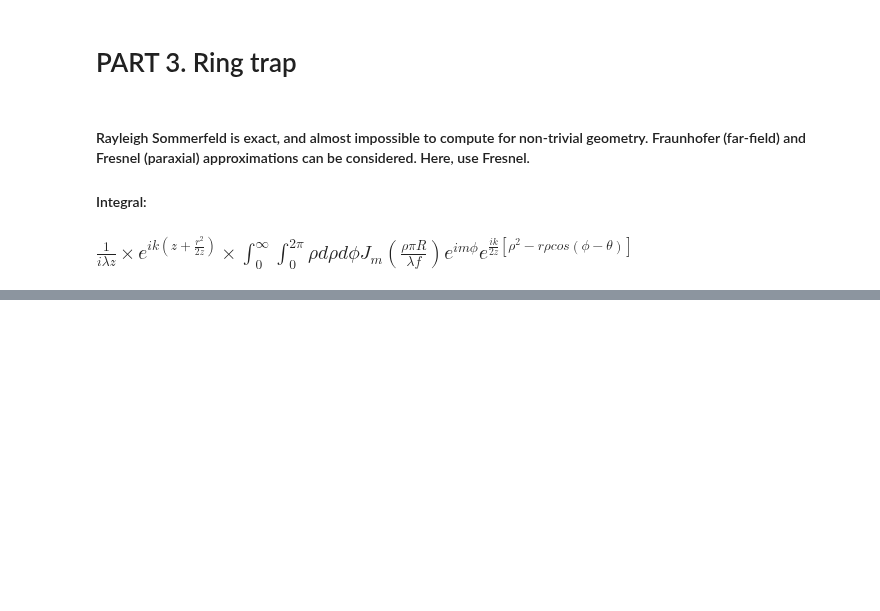
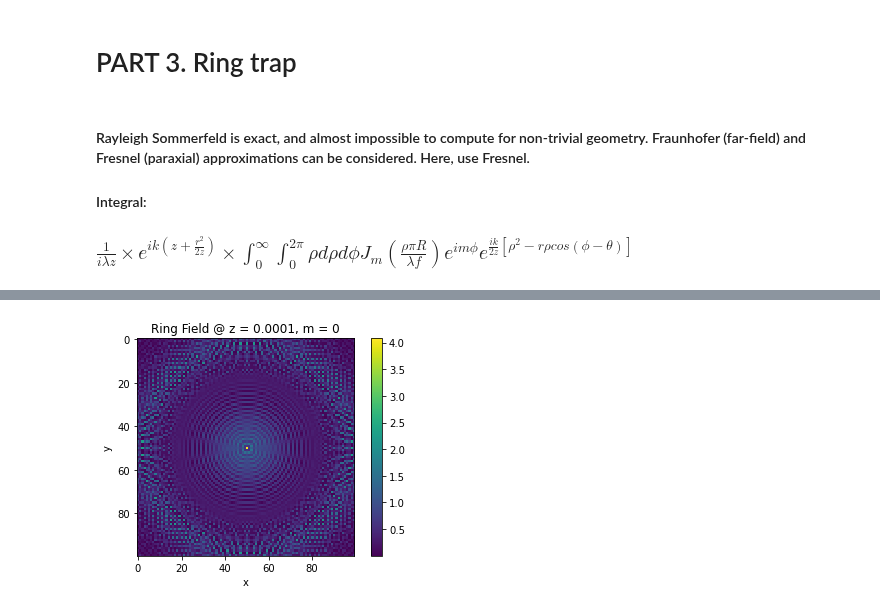
Before and after one commit to jabacousnac/Grier-Lab-Code, a Jupyter notebook: LowIndexTrapping.ipynb, the cells around one changed output, grey strips where cells are left out. Saved outputs shown, nothing was run; the diff lists cells and outputs as text; code cells hidden in the pictures; blank space fills up the shorter version.

```diff
--- a/LowIndexTrapping.ipynb
+++ b/LowIndexTrapping.ipynb
@@ -202,0 +199,4 @@ KeyboardInterrupt:
+# %%
+ring_intensity_landscape(0.0001)
+# %% [output]
+[figure, added]
```
Also changed, not shown: parts of 9 cells of this notebook.
